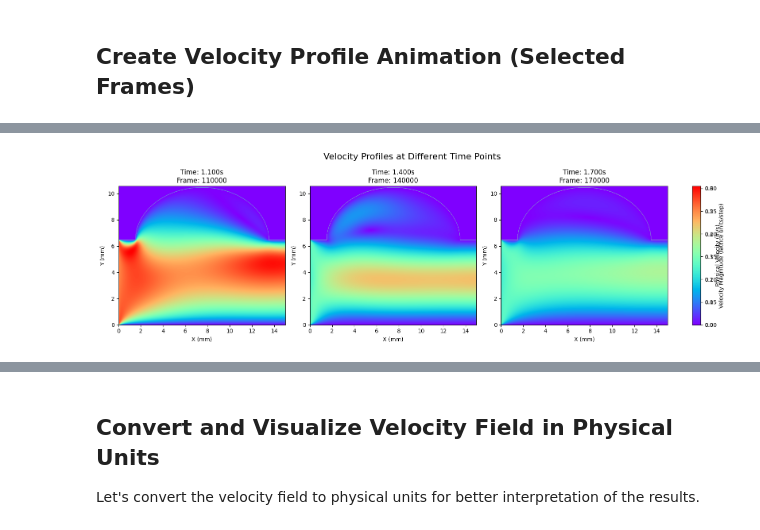
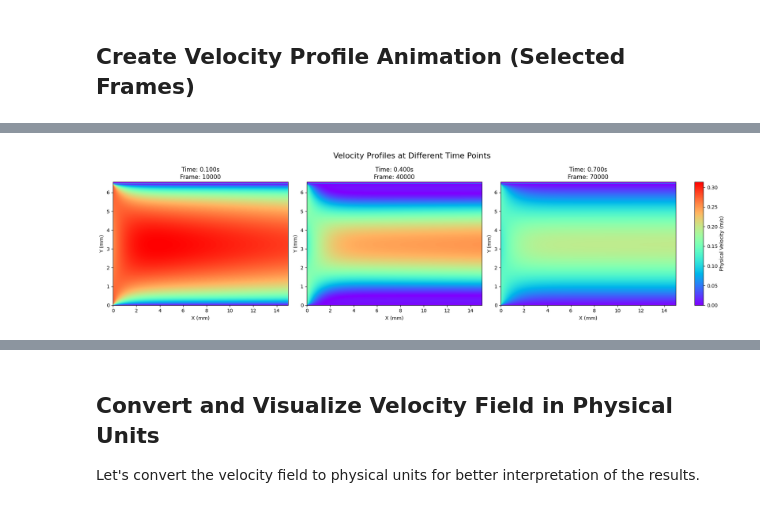
Before and after one commit to DynoAbd786-Uni/dissertation, a Jupyter notebook: visualisation_src/objective_2_visualiser.ipynb, the cells around one changed output, grey strips where cells are left out. Cells and saved outputs as stored; diff of their text form; code cells hidden in the pictures.

```diff
--- a/visualisation_src/objective_2_visualiser.ipynb
+++ b/visualisation_src/objective_2_visualiser.ipynb
@@ -17,11 +23,19 @@ import time
 ## Load Simulation Parameters from JSON
 # %%
 # Define the base directory where the simulation results are located
-base_dir = Path('/home/abdua786/code/uni/3/dissertation/dissertation')
-simulation_folder = base_dir / 'aneurysm_simulation_results'
+base_dir = Path.cwd()
+
+# Define the simulation folder path for the time-dependent Zouhe standard BGK simulation
+simulation_folder = base_dir / '../results/pipe_flow/time_dependent_zouhe_standard_bgk'
 
 # Path to the parameter JSON file
-param_file = simulation_folder / 'parameters' / 'aneurysm_params 11:54:49 06-05-2025.json'
+param_file = simulation_folder / 'parameters' / 'pipe_tdzh_bgk_params.json'
+
+# # Define the simulation folder path for the time-dependent Zouhe non-Newtonian BGK simulation
+# simulation_folder = base_dir / '../results/pipe_flow/time_dependent_zouhe_non_newtonian_bgk'
+
+# # Path to the parameter JSON file
+# param_file = simulation_folder / 'parameters' / 'pipe_tdzh_nnbgk_params.json'
 
 # Load and parse the parameters
 with open(param_file, 'r') as f:
@@ -66,7 +80,7 @@ try:
     print("\nPhysical dimensions:")
     print(f"Vessel length: {vessel_length_mm} mm ({vessel_length_lu} lattice units)")
     print(f"Vessel diameter: {vessel_diameter_mm} mm ({vessel_diameter_lu} lattice units)")
-    print(f"Aneurysm bulge: {bulge_horizontal_mm} × {bulge_vertical_mm} mm")
+    print(f"Aneurysm bulge: {bulge_horizontal_mm} x {bulge_vertical_mm} mm")
     print(f"Kinematic viscosity: {kinematic_viscosity} m²/s")
 
 except KeyError as e:
@@ -260,41 +291,41 @@ Maximum physical velocity range: 0.3219 to 1.0965 m/s
 ## Create Velocity Profile Animation (Selected Frames)
 # %%
 # Select a subset of frames to create velocity profile plots
-# def plot_velocity_profiles(frame_indices, n_frames=5):
-#     """Plot velocity profiles for a selection of frames"""
-#     # Select frames evenly spaced across the simulation
-#     if len(frame_indices) <= n_frames:
-#         selected_indices = frame_indices
-#     else:
-#         step = len(frame_indices) // n_frames
-#         selected_indices = [frame_indices[i] for i in range(0, len(frame_indices), step)][:n_frames]
+def plot_velocity_profiles(frame_indices, n_frames=5):
+    """Plot velocity profiles for a selection of frames"""
+    # Select frames evenly spaced across the simulation
+    if len(frame_indices) <= n_frames:
+        selected_indices = frame_indices
+    else:
+        step = len(frame_indices) // n_frames
+        selected_indices = [frame_indices[i] for i in range(0, len(frame_indices), step)][:n_frames]
 
-#     plt.figure(figsize=(15, 10))
+    plt.figure(figsize=(15, 10))
 
-#     for i, idx in enumerate(selected_indices):
-#         frame_num = frame_numbers[idx]
-#         frame_data = u_magnitude_data[idx]
+    for i, idx in enumerate(selected_indices):
+        frame_num = frame_numbers[idx]
+        frame_data = u_magnitude_data[idx]
 
-#         # Reshape to 2D
-#         reshaped_data = reshape_to_2d(frame_data, dimensions)
+        # Reshape to 2D
+        reshaped_data = reshape_to_2d(frame_data, dimensions)
 
-#         # Skip if reshaping failed
-#         if reshaped_data.ndim != 2:
-#             continue
+        # Skip if reshaping failed
+        if reshaped_data.ndim != 2:
+            continue
 
-#         # Plot the velocity magnitude
-#         plt.subplot(n_frames, 1, i+1)
-#         plt.imshow(reshaped_data, cmap='viridis', origin='lower', aspect='auto')
-#         plt.colorbar(label='Velocity Magnitude')
-#         plt.title(f'Velocity Magnitude - Frame {frame_num} (Time: {frame_num * dt:.5f} s)')
-#         plt.ylabel('Y (lattice units)')
+        # Plot the velocity magnitude
+        plt.subplot(n_frames, 1, i+1)
+        plt.imshow(reshaped_data, cmap='viridis', origin='lower', aspect='auto')
+        plt.colorbar(label='Velocity Magnitude')
+        plt.title(f'Velocity Magnitude - Frame {frame_num} (Time: {frame_num * dt:.5f} s)')
+        plt.ylabel('Y (lattice units)')
 
-#         # Only add x-axis label for the bottom plot
-#         if i == len(selected_indices) - 1:
-#             plt.xlabel('X (lattice units)')
+        # Only add x-axis label for the bottom plot
+        if i == len(selected_indices) - 1:
+            plt.xlabel('X (lattice units)')
 
-#     plt.tight_layout()
-#     plt.show()
+    plt.tight_layout()
+    plt.show()
 
 def plot_velocity_at_specific_times(target_times, tolerance=0.01):
     """Plot velocity profiles for specific time points side by side
@@ -329,7 +360,7 @@ def plot_velocity_at_specific_times(target_times, tolerance=0.01):
     # Setup figure for side-by-side plots
     n_frames = len(selected_frames)
     # Create figure with extra space on the right for colorbar
-    fig = plt.figure(figsize=(n_frames * 5 + 1, 5))
+    fig = plt.figure(figsize=(n_frames * 5 + 3, 5))
 
     # Create a gridspec that reserves space for the colorbar
     gs = fig.add_gridspec(1, n_frames + 1, width_ratios=[*[1]*n_frames, 0.05])
@@ -375,12 +406,7 @@ def plot_velocity_at_specific_times(target_times, tolerance=0.01):
         axes[i].set_xlabel('X (mm)')
 
     # Add colorbar using the dedicated axis from gridspec
-    cbar = fig.colorbar(im, cax=cbar_ax, label='Velocity Magnitude (lattice units/step)')
-
-    # Add a second y-axis to the colorbar showing physical velocity
-    velocity_scale = dx / dt  # Physical velocity scale (m/s per lattice unit)
-    cbar2_ax = cbar.ax.secondary_yaxis('right', functions=(lambda x: x * velocity_scale, lambda x: x / velocity_scale))
-    cbar2_ax.set_ylabel('Physical Velocity (m/s)')
+    cbar = fig.colorbar(im, cax=cbar_ax, label='Physical Velocity (m/s)')
 
     plt.suptitle('Velocity Profiles at Different Time Points', fontsize=16)
     plt.tight_layout()
@@ -389,7 +415,7 @@ def plot_velocity_at_specific_times(target_times, tolerance=0.01):
 # Plot velocity profiles for specific time points
 try:
     # Example: Plot velocity profiles at 0.1, 0.4, and 0.7 seconds
-    target_times = [1.1, 1.4, 1.7]
+    target_times = [0.1, 0.4, 0.7]
     print(f"Plotting velocity profiles at times: {target_times} seconds")
     plot_velocity_at_specific_times(target_times)
 
@@ -403,2 +429,2 @@ Plotting velocity profiles at times: [1.1, 1.4, 1.7] seconds
-[figure, old version]
+[figure, new version]
 # %% [markdown]
```
Also changed, not shown: parts of 12 cells of this notebook, 15 other files.
